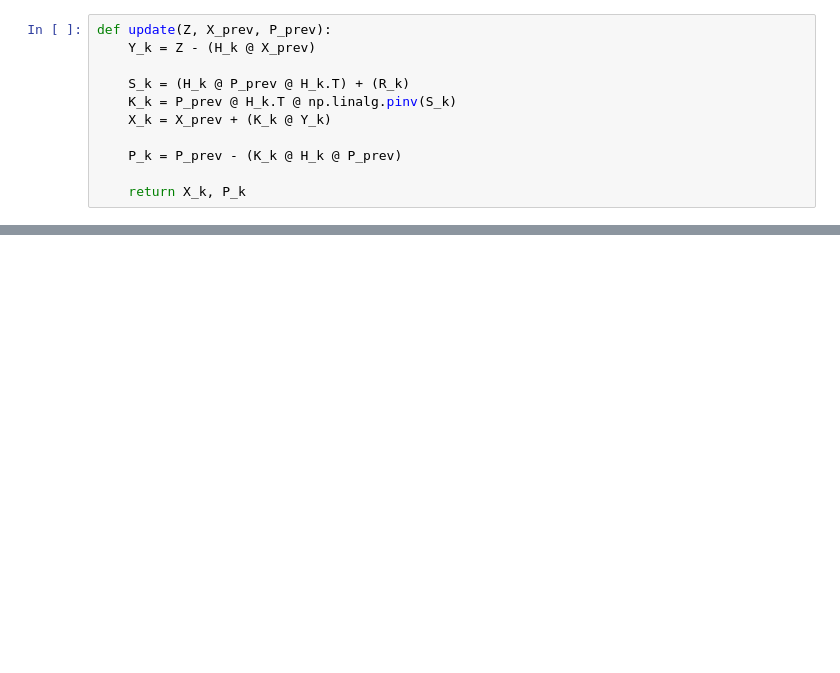
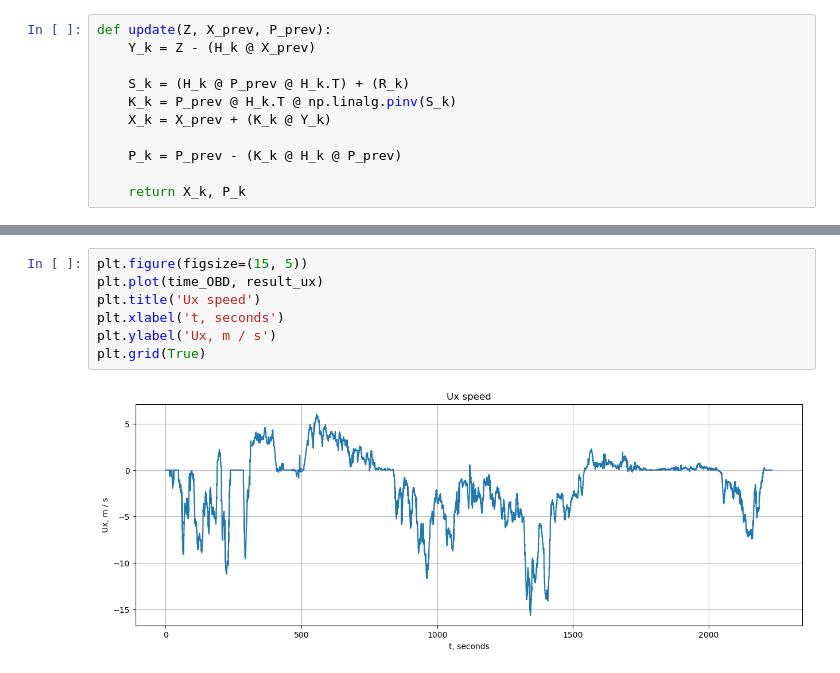
Before and after one commit to mr1necs/Kalman-Filter, a Jupyter notebook: kalman-filter.ipynb, the cells around one changed output, grey strips where cells are left out. Cells and saved outputs as stored; diff of their text form; blank space fills up the shorter version.

```diff
--- a/kalman-filter.ipynb
+++ b/kalman-filter.ipynb
@@ -65,0 +133,9 @@ for k in Z_k:
+# %%
+plt.figure(figsize=(15, 5))
+plt.plot(time_OBD, result_ux)
+plt.title('Ux speed')
+plt.xlabel('t, seconds')
+plt.ylabel('Ux, m / s')
+plt.grid(True)
+# %% [output]
+[figure, added]
```
Also changed, not shown: parts of 14 cells of this notebook, 2 other files.
